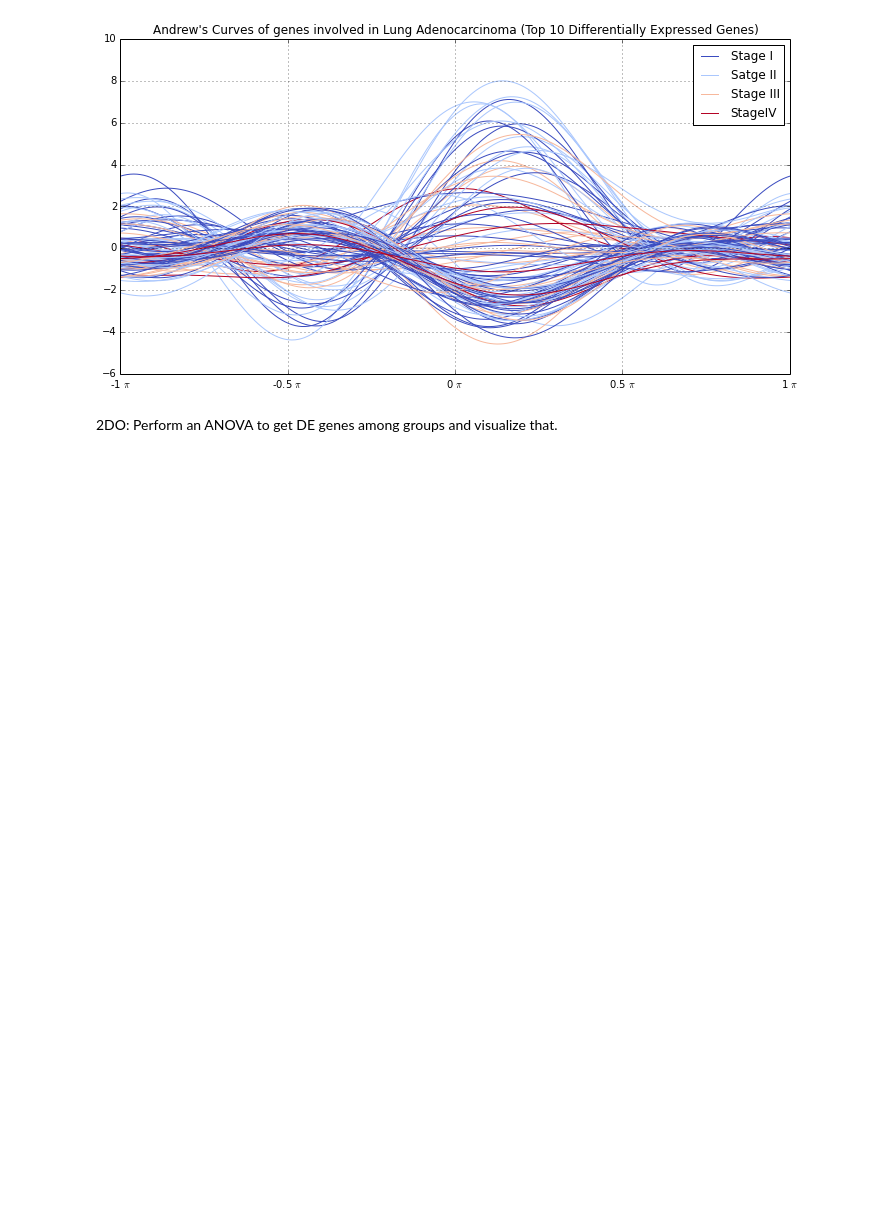
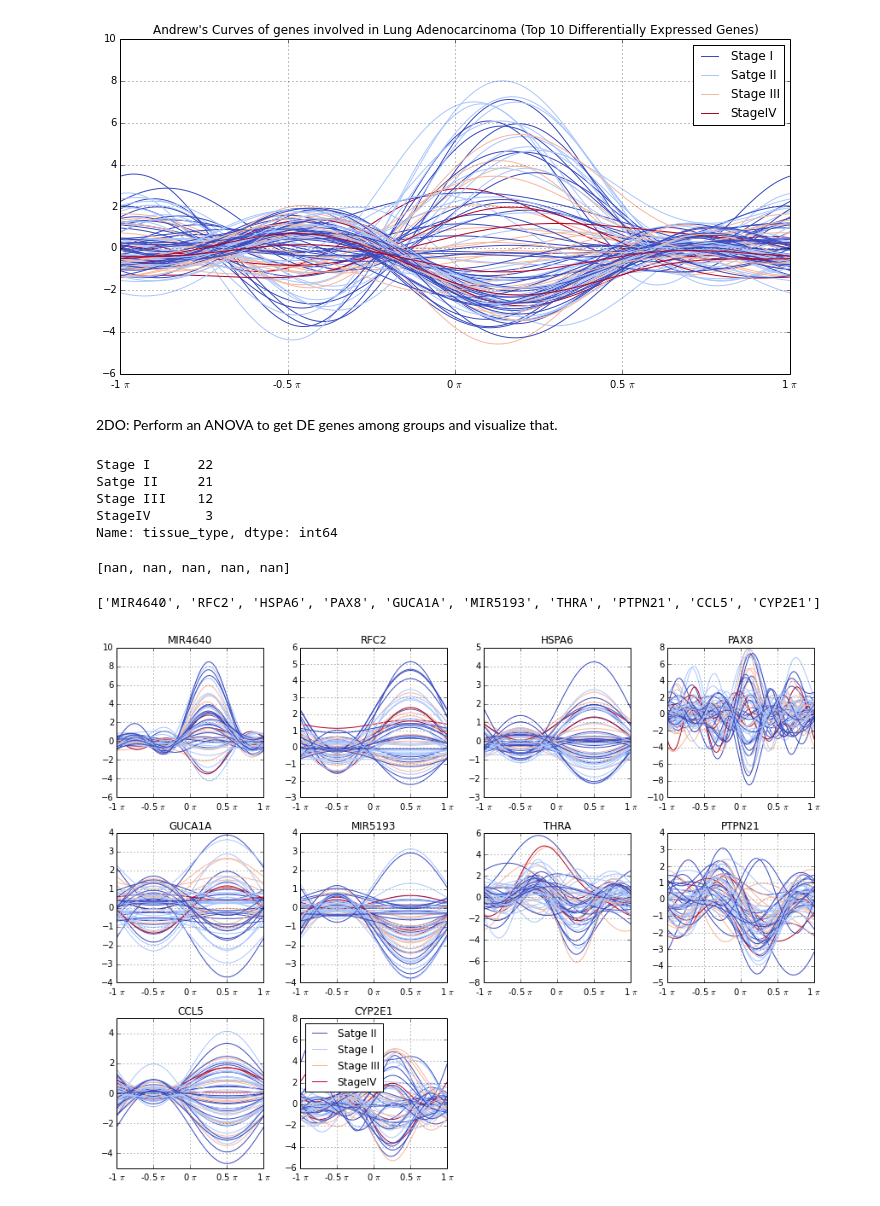
Before and after one commit to elpogzz/data-viz, a Jupyter notebook: multivariate_data_visualization.ipynb, the cells around one changed output. Cells and saved outputs as stored; diff of their text form; code cells hidden in the pictures; blank space fills up the shorter version.

```diff
--- a/multivariate_data_visualization.ipynb
+++ b/multivariate_data_visualization.ipynb
@@ -37,7 +37,7 @@ labels.tumor[0:3]
 ['GSM254625', 'GSM254627', 'GSM254629']
 # %%
 #Read in the data
-lung = pd.read_csv("GDS3257.txt", delimiter = "\t")
+lung = pd.read_csv("data/GDS3257.txt", delimiter = "\t")
 # %% [markdown]
 This dataset has 109 columns, but only 107 of those are samples. The other two columns contain the Microarray's Probe Id and the corresponding Gene Ids. Probe Ids are guaranteed to be unique, however, they may (more often than not) map to the same Gene Id. Take this into account when indexing our dataset.
 # %%
@@ -342,3 +342,42 @@ plotting.andrews_curves(lung_standarized.loc[:,biomarker], "tissue_type", colorm
 [figure]
 # %% [markdown]
 2DO: Perform an ANOVA to get DE genes among groups and visualize that.
+# %%
+from scipy.stats import f_oneway
+
+tumor_samples = lung_standarized.loc[labels.tumor,]
+
+print(tumor_samples["tissue_type"].value_counts())
+
+stage_i = tumor_samples[tumor_samples['tissue_type'] == 'Stage I']
+stage_ii = tumor_samples[tumor_samples['tissue_type'] == 'Stage II']
+stage_iii = tumor_samples[tumor_samples['tissue_type'] == 'Stage III']
+stage_iv = tumor_samples[tumor_samples['tissue_type'] == 'Stage IV']
+# %% [output]
+Stage I      22
+Satge II     21
+Stage III    12
+StageIV       3
+Name: tissue_type, dtype: int64
+# %%
+pvalues = [f_oneway(stage_i.iloc[:,i],stage_ii.iloc[:,i],stage_iii.iloc[:,i],stage_iv.iloc[:,i]) for i in range(tumor_samples.shape[1]-1)]
+pvalues =[result.pvalue for result in pvalues]
+# %%
+pvalues[0:5]
+# %% [output]
+[nan, nan, nan, nan, nan]
+# %%
+scores = pd.Series(pvalues)
+scores.index = identifier.index
+
+ranked_genes = pd.concat([identifier,scores], axis=1)
+ranked_genes.columns = ["ID","score"]
+top10 = ranked_genes.sort_values(by=["score"]).iloc[:10,0]
+print(list(top10))
+# %% [output]
+['MIR4640', 'RFC2', 'HSPA6', 'PAX8', 'GUCA1A', 'MIR5193', 'THRA', 'PTPN21', 'CCL5', 'CYP2E1']
+# %%
+fig = plt.figure(figsize=(12, 12))
+plot_individual_genes(top10, [4,4], df=lung_standarized.loc[labels.tumor,], cm = "coolwarm")
+# %% [output]
+[figure, added]
```
Also changed, not shown: parts of 4 cells of this notebook.
